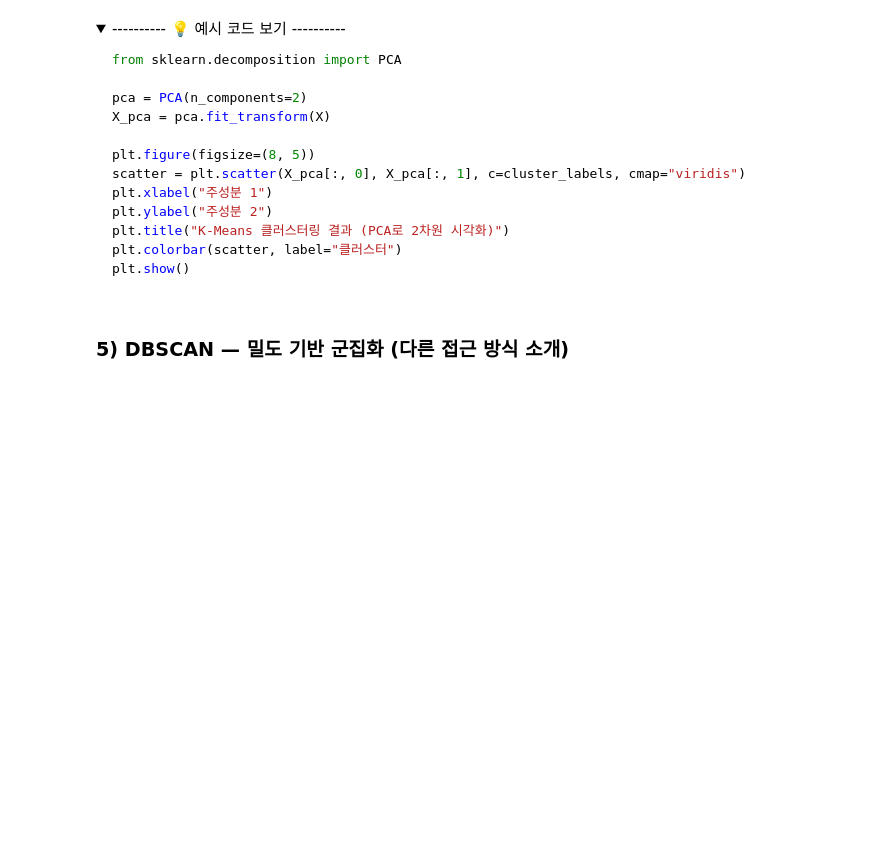
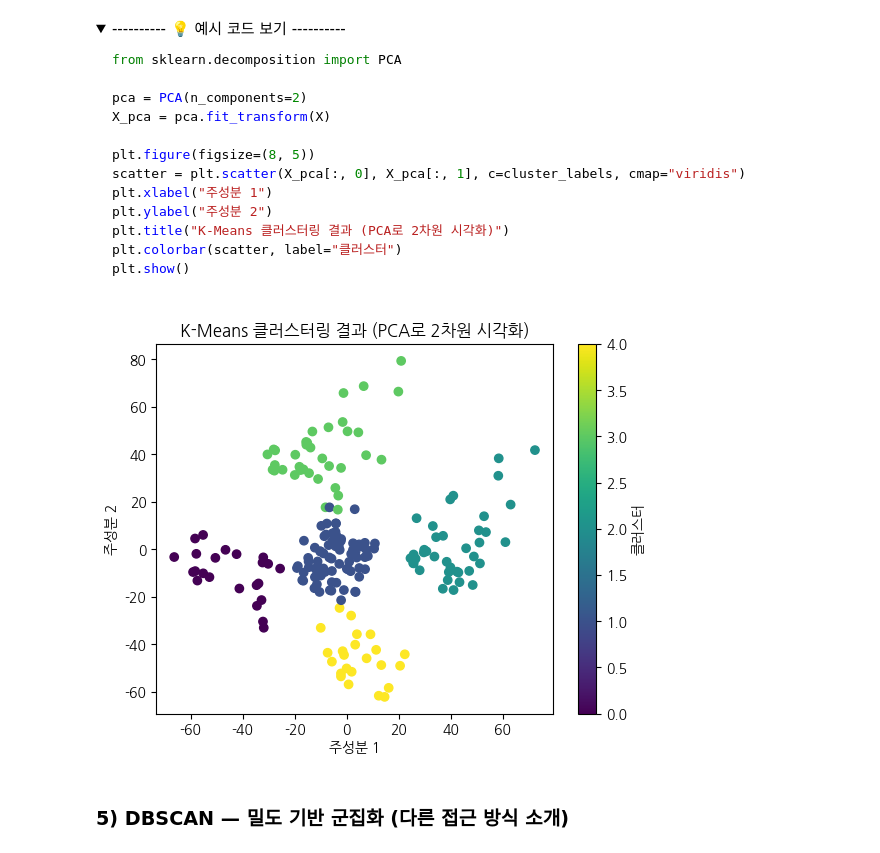
Before and after one commit to qnrPwjd/EST_AI_Challengers_Code, a Jupyter notebook: Week3(AI_Modeling)/CH13_비지도학습및모델성능향상.ipynb, the cells around one changed output. Cells and saved outputs as stored; diff of their text form; code cells hidden in the pictures; folded sections open; blank space fills up the shorter version.

```diff
--- a/Week3(AI_Modeling)/CH13_비지도학습및모델성능향상.ipynb
+++ b/Week3(AI_Modeling)/CH13_비지도학습및모델성능향상.ipynb
@@ -375,35 +418,30 @@ plt.show()
 </details>
 # %%
 # 라이브러리 불러오기
-
-
+from sklearn.decomposition import PCA
 
 # 주성분을 2개로 줄이도록 PCA 객체 생성
 # (원래 3개의 특성을 → 2개의 새로운 축으로 압축)
-
-
+pca = PCA(n_components = 2)
 
 # PCA 학습(fit)과 데이터 변환(transform)을 한 번에 수행
 # 결과는 (주성분1, 주성분2)로 이루어진 새로운 좌표
-
-
-
+X_pca = pca.fit_transform(X)
 
 # PCA로 변환된 2차원 데이터를 산점도로 시각화
-
-
-
-
+scatter = plt.scatter(X_pca[:, 0], X_pca[:, 1], c = cluster_labels, cmap = 'viridis')
 
 plt.title("K-Means 클러스터링 결과 (PCA로 2차원 시각화)")
 plt.xlabel("주성분 1")
 plt.ylabel("주성분 2")
 
 # 군집 번호에 대응되는 색상 범례 표시
 plt.colorbar(scatter, label="클러스터")
 
 # 그래프 출력
 plt.show()
+# %% [output]
+[figure, added]
 # %% [markdown]
 ### 5) DBSCAN — 밀도 기반 군집화 (다른 접근 방식 소개)
 # %% [markdown]
```
Also changed, not shown: parts of 35 cells of this notebook.
